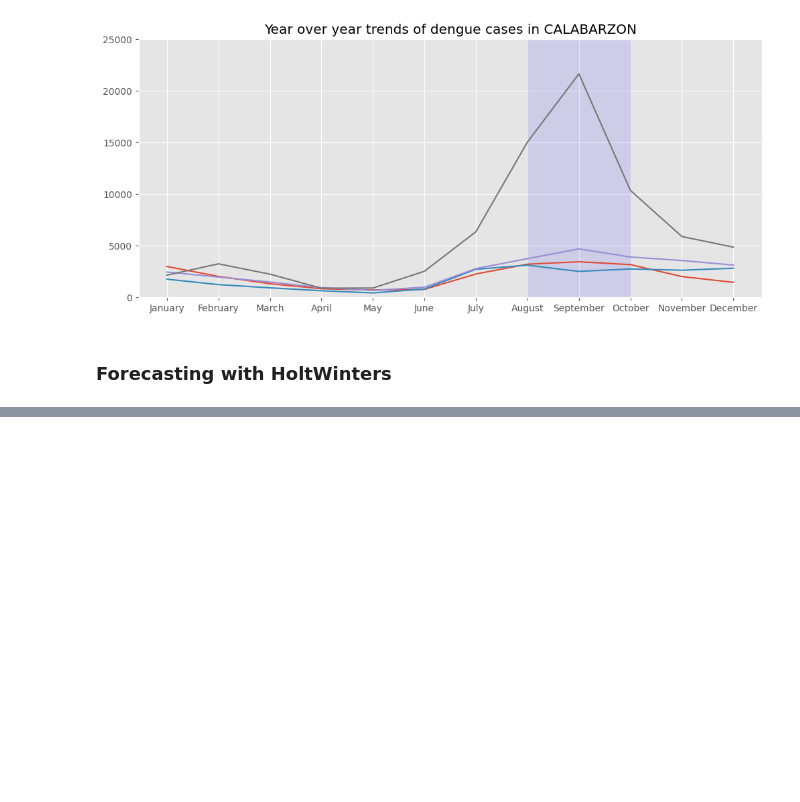
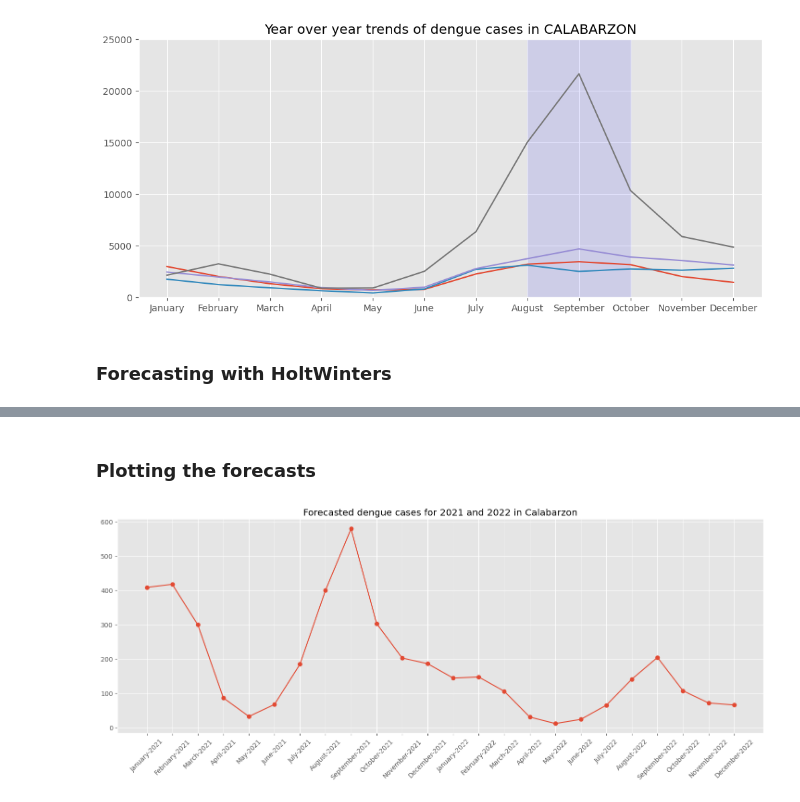
Before and after one commit to boredanalyst/Forecasting-Dengue-Cases-in-the-Philippines, a Jupyter notebook: forecasting-dengue-cases-in-the-philippines.ipynb, the cells around one changed output, grey strips where cells are left out. Saved outputs shown, nothing was run; the diff lists cells and outputs as text; code cells hidden in the pictures; blank space fills up the shorter version.

Commit message:
From Kaggle | Finished forecasting for CALABARZON

```diff
--- a/forecasting-dengue-cases-in-the-philippines.ipynb
+++ b/forecasting-dengue-cases-in-the-philippines.ipynb
@@ -866,0 +930,25 @@ df_iva
+# %% [markdown]
+### Plotting the forecasts ###
+# %%
+## axes
+
+viz_df = df_iva_all[df_iva_all["year"] >= 2021]
+viz_df_x = viz_df["month_year"]
+viz_df_y = viz_df["dengue_cases"]
+
+## plot
+
+plt.figure(figsize=(18,6))
+plt.plot(
+    viz_df_x,
+    viz_df_y,
+    marker="o"
+)
+
+## annotate
+
+plt.xticks(rotation=45)
+plt.title("Forecasted dengue cases for 2021 and 2022 in Calabarzon")
+plt.show()
+# %% [output]
+[figure, added]
```
Also changed, not shown: parts of 4 cells of this notebook.
